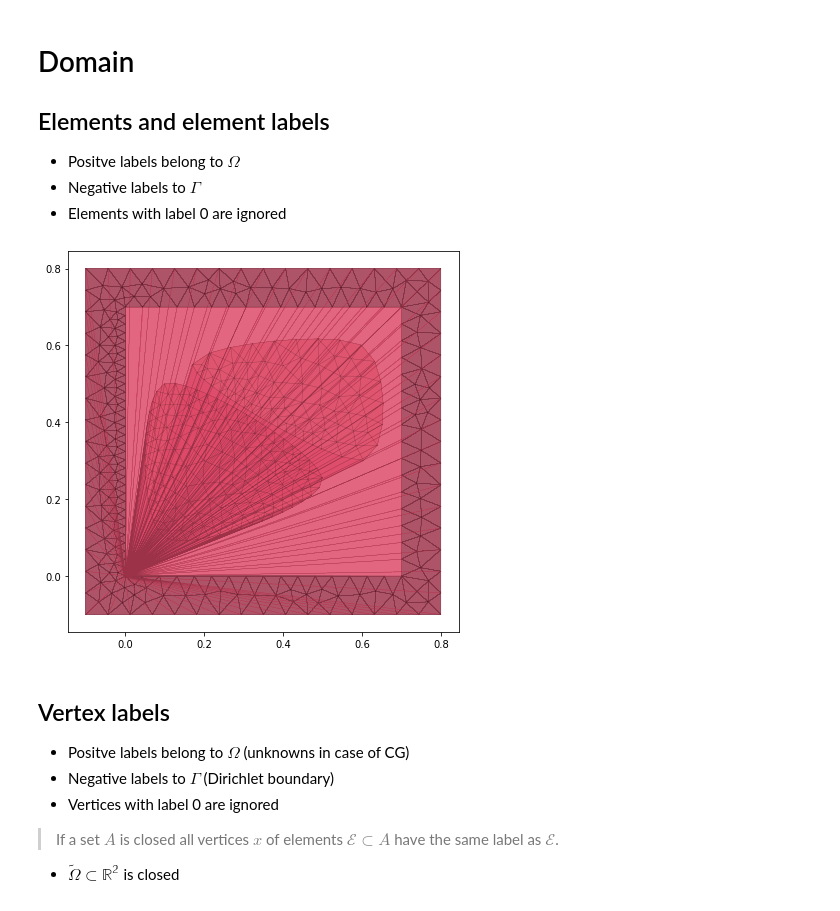
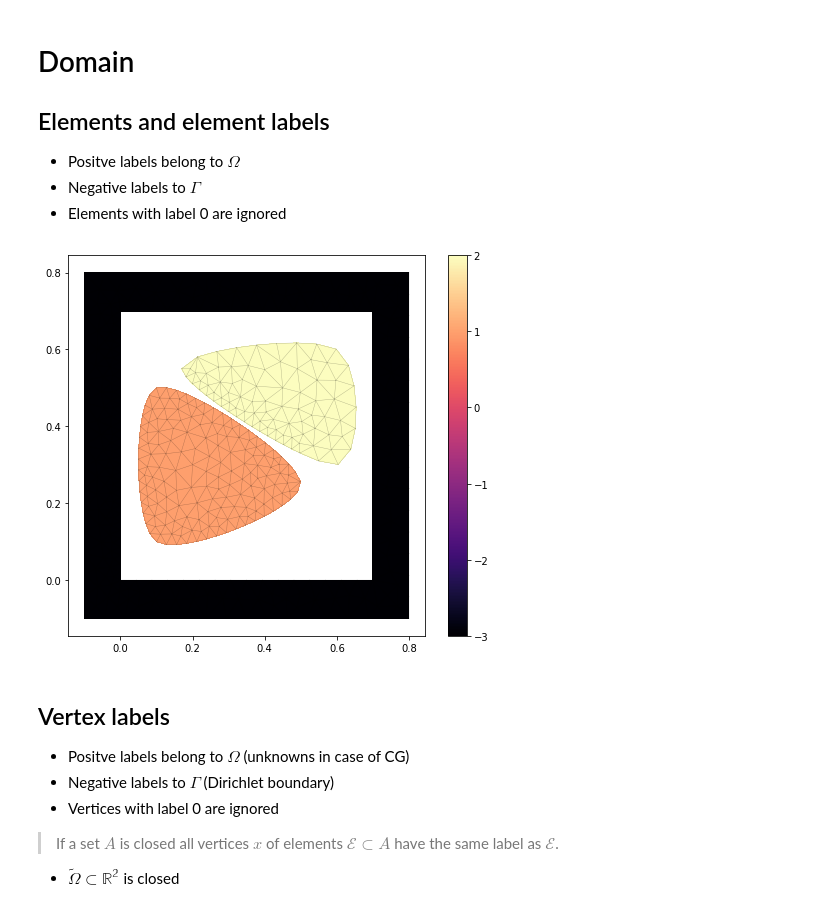
Before and after one commit to cagau/nlfem, a Jupyter notebook: examples/tutorial/tutorial.ipynb, the cells around one changed output. Saved outputs shown, nothing was run; the diff lists cells and outputs as text; code cells hidden in the pictures.

```diff
--- a/examples/tutorial/tutorial.ipynb
+++ b/examples/tutorial/tutorial.ipynb
@@ -46,11 +46,11 @@ python3 setup.py build --force install
  - Negative labels to $\Gamma$
  - Elements with label 0 are ignored
 # %%
-vertices, elements, elementlabels = cfg_dict["disjoint_av"]["mesh"]
+vertices, elements, elementlabels = cfg_dict["disjoint_noav"]["mesh"]
 mesh = nlfem.meshFromArrays(elements, elementlabels, vertices, outputdim=1)
 plot.plot_2d_diffusion_elementlabels(mesh)
 # %% [output]
-[figure, old version]
+[figure, new version]
 # %% [markdown]
 ## Vertex labels
 
```
Also changed, not shown: parts of 19 cells of this notebook, 7 other files.
